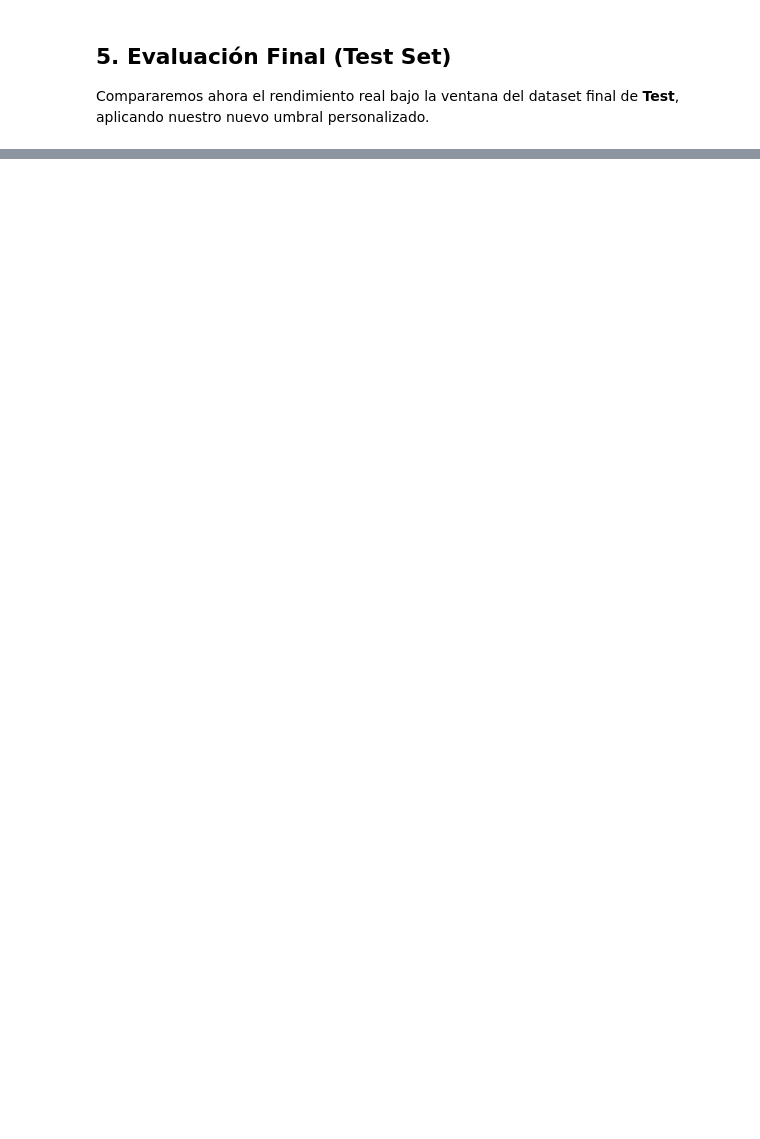
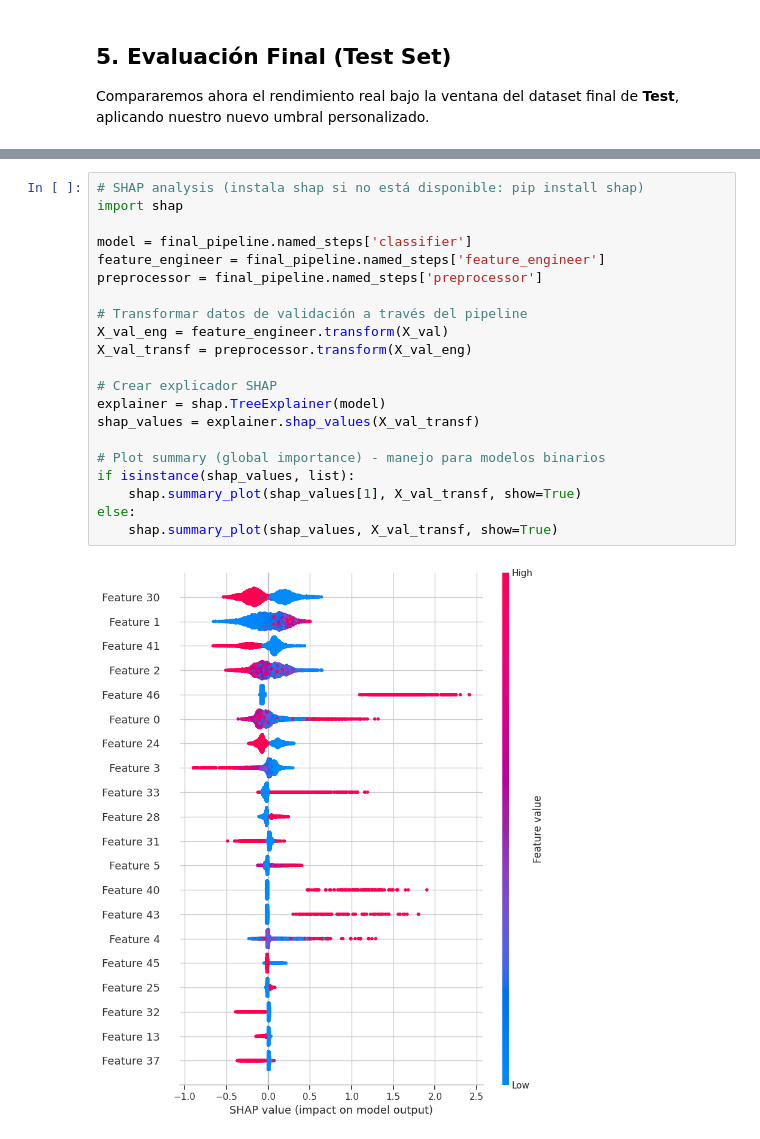
Before and after one commit to mahoyos/machine-learning-project, a Jupyter notebook: notebooks/07_balanced_LightGBM.ipynb, the cells around one changed output, grey strips where cells are left out. Saved outputs shown, nothing was run; the diff lists cells and outputs as text; blank space fills up the shorter version.

```diff
--- a/notebooks/07_balanced_LightGBM.ipynb
+++ b/notebooks/07_balanced_LightGBM.ipynb
@@ -544,0 +550,23 @@ except Exception as e:
+# %%
+# SHAP analysis (instala shap si no está disponible: pip install shap)
+import shap
+
+model = final_pipeline.named_steps['classifier']
+feature_engineer = final_pipeline.named_steps['feature_engineer']
+preprocessor = final_pipeline.named_steps['preprocessor']
+
+# Transformar datos de validación a través del pipeline
+X_val_eng = feature_engineer.transform(X_val)
+X_val_transf = preprocessor.transform(X_val_eng)
+
+# Crear explicador SHAP
+explainer = shap.TreeExplainer(model)
+shap_values = explainer.shap_values(X_val_transf)
+
+# Plot summary (global importance) - manejo para modelos binarios
+if isinstance(shap_values, list):
+    shap.summary_plot(shap_values[1], X_val_transf, show=True)
+else:
+    shap.summary_plot(shap_values, X_val_transf, show=True)
+# %% [output]
+[figure, added]
```
Also changed, not shown: parts of 10 cells of this notebook, 1 other file.
